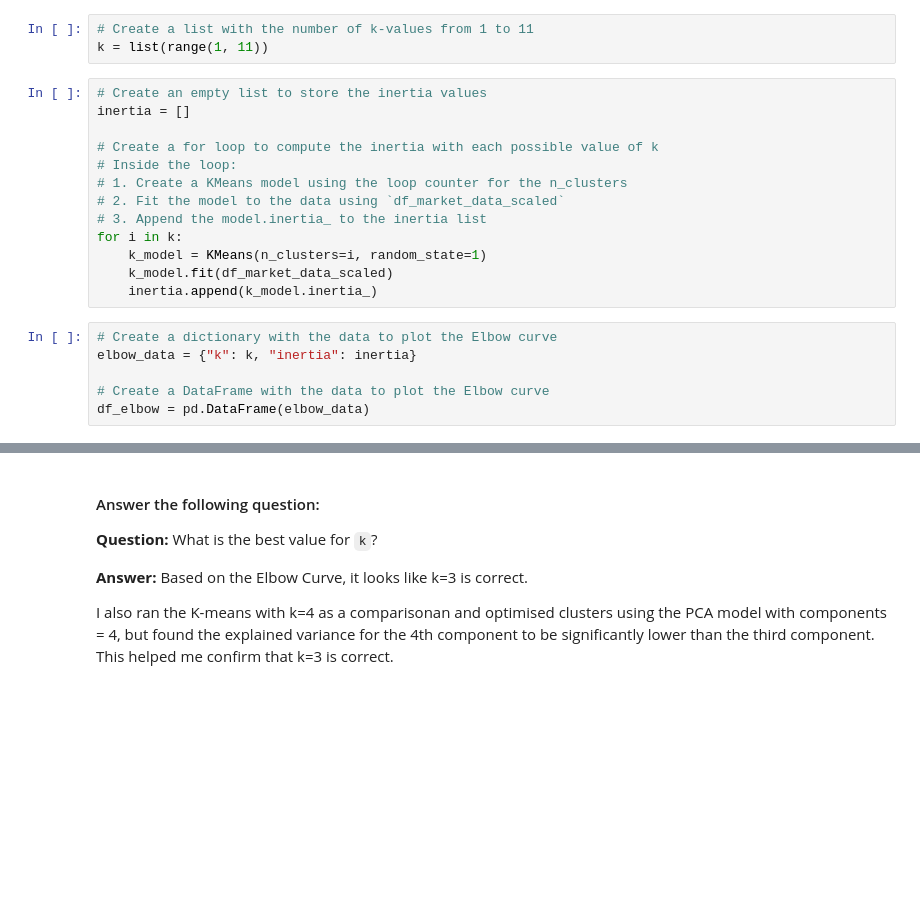
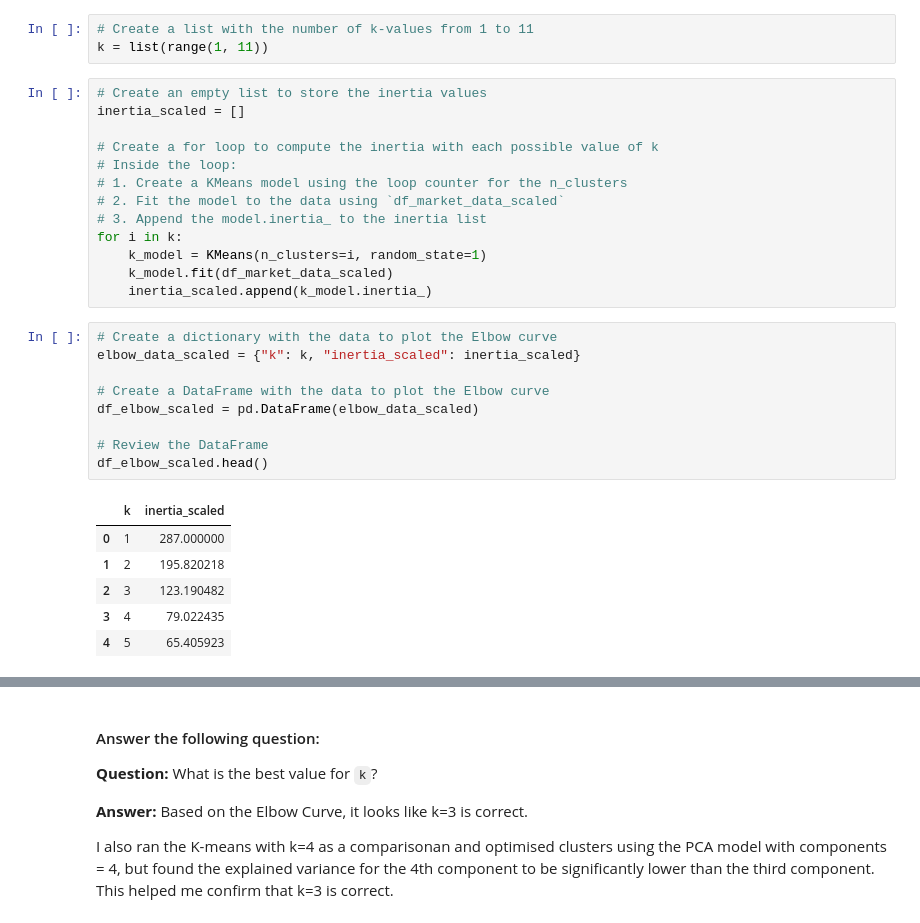
Before and after one commit to SandraBotica/CryptoClustering, a Jupyter notebook: Crypto_Clustering.ipynb, the cells around one changed output, grey strips where cells are left out. Saved outputs shown, nothing was run; the diff lists cells and outputs as text; blank space fills up the shorter version.

```diff
--- a/Crypto_Clustering.ipynb
+++ b/Crypto_Clustering.ipynb
@@ -101,7 +98,7 @@ df_market_data_scaled.head()
 k = list(range(1, 11))
 # %%
 # Create an empty list to store the inertia values
-inertia = []
+inertia_scaled = []
 
 # Create a for loop to compute the inertia with each possible value of k
 # Inside the loop:
@@ -111,13 +108,23 @@ inertia = []
 for i in k:
     k_model = KMeans(n_clusters=i, random_state=1)
     k_model.fit(df_market_data_scaled)
-    inertia.append(k_model.inertia_)
+    inertia_scaled.append(k_model.inertia_)
 # %%
 # Create a dictionary with the data to plot the Elbow curve
-elbow_data = {"k": k, "inertia": inertia}
+elbow_data_scaled = {"k": k, "inertia_scaled": inertia_scaled}
 
 # Create a DataFrame with the data to plot the Elbow curve
-df_elbow = pd.DataFrame(elbow_data)
+df_elbow_scaled = pd.DataFrame(elbow_data_scaled)
+
+# Review the DataFrame
+df_elbow_scaled.head()
+# %% [output]
+|  | k | inertia_scaled |
+| 0 | 1 | 287.000000 |
+| 1 | 2 | 195.820218 |
+| 2 | 3 | 123.190482 |
+| 3 | 4 | 79.022435 |
+| 4 | 5 | 65.405923 |
 # %%
 # Plot a line chart with all the inertia values computed with
 # the different values of k to visually identify the optimal value for k.
```
Also changed, not shown: parts of 9 cells of this notebook, 1 other file.
